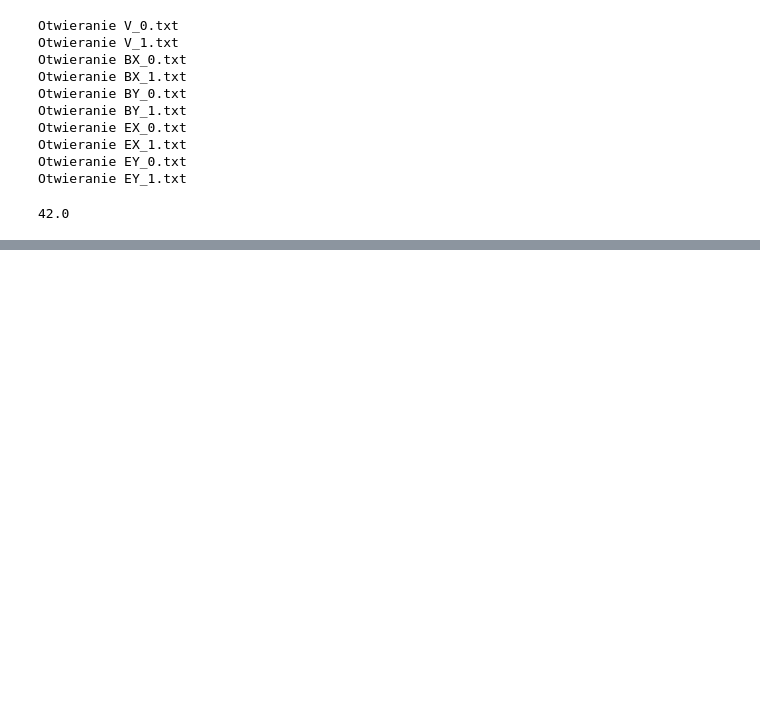
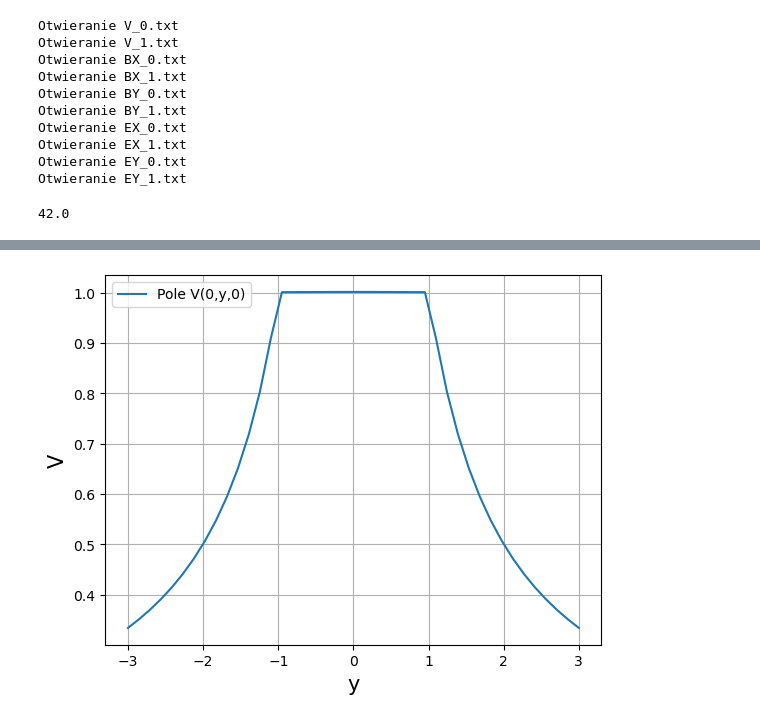
Before and after one commit to Michau-H/theoretical-physics, a Jupyter notebook: lab6_superpozycja/wyniki/czytanie1.ipynb, the cells around one changed output, grey strips where cells are left out. Cells and saved outputs as stored; diff of their text form; code cells hidden in the pictures; blank space fills up the shorter version.

```diff
--- a/lab6_superpozycja/wyniki/czytanie1.ipynb
+++ b/lab6_superpozycja/wyniki/czytanie1.ipynb
@@ -129,0 +155,9 @@ plt.show()
+# %%
+plt.plot(y,(v0[round((N-1)/2)]+v0[round((N-1)/2)+1])/2, label="Pole V(0,y,0)")
+plt.xlabel("y", fontsize = fs)
+plt.ylabel("V", fontsize = fs)
+plt.legend(loc="upper left")
+plt.grid()
+plt.show()
+# %% [output]
+[figure, added]
```
Also changed, not shown: parts of 5 cells of this notebook, 5 other files.
